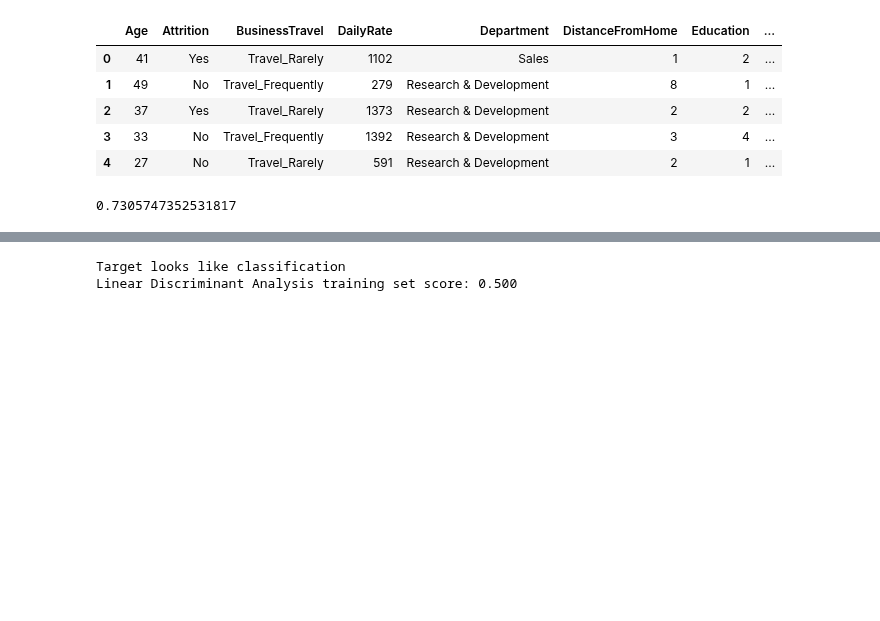
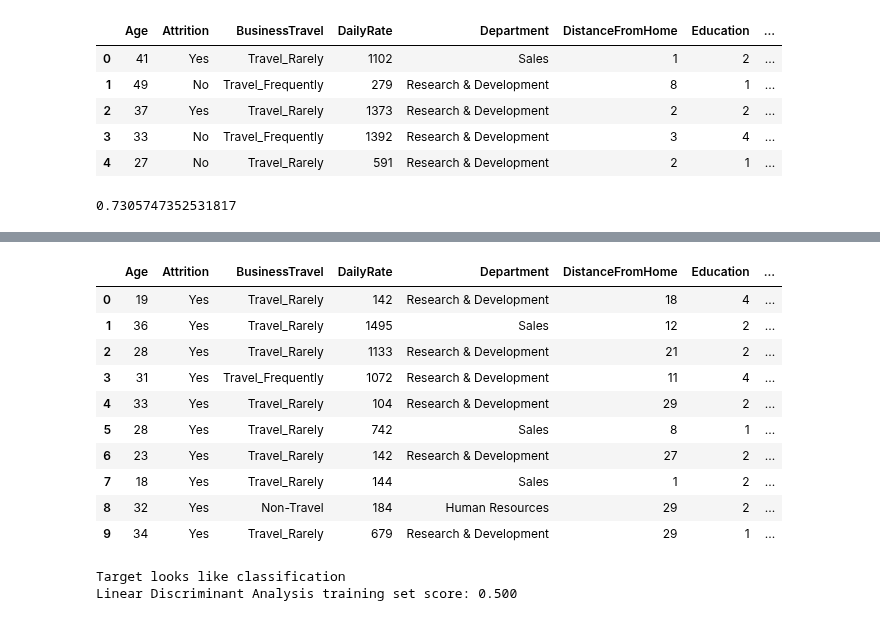
Before and after one commit to Oufattole/HR-Attrition, a Jupyter notebook: Predicting_employee_attrition.ipynb, the cells around one changed output, grey strips where cells are left out. Saved outputs shown, nothing was run; the diff lists cells and outputs as text; code cells hidden in the pictures; blank space fills up the shorter version.

```diff
--- a/Predicting_employee_attrition.ipynb
+++ b/Predicting_employee_attrition.ipynb
@@ -161,3 +160,17 @@ AssertionError: ignored
+# %%
+~Best parameters:  {'epochs': 152, 'batch_size': 100, 'embedding_dim': 101, 'gen': 125, 'dim_gen': 331}
+# %% [output]
+|  | Age | Attrition | BusinessTravel | DailyRate | Department | DistanceFromHome | Education | ... |
+| 0 | 19 | Yes | Travel_Rarely | 142 | Research & Development | 18 | 4 | ... |
+| 1 | 36 | Yes | Travel_Rarely | 1495 | Sales | 12 | 2 | ... |
+| 2 | 28 | Yes | Travel_Rarely | 1133 | Research & Development | 21 | 2 | ... |
+| 3 | 31 | Yes | Travel_Frequently | 1072 | Research & Development | 11 | 4 | ... |
+| 4 | 33 | Yes | Travel_Rarely | 104 | Research & Development | 29 | 2 | ... |
+| 5 | 28 | Yes | Travel_Rarely | 742 | Sales | 8 | 1 | ... |
+| 6 | 23 | Yes | Travel_Rarely | 142 | Research & Development | 27 | 2 | ... |
+| 7 | 18 | Yes | Travel_Rarely | 144 | Sales | 1 | 2 | ... |
+| 8 | 32 | Yes | Non-Travel | 184 | Human Resources | 29 | 2 | ... |
+| 9 | 34 | Yes | Travel_Rarely | 679 | Research & Development | 29 | 1 | ... |
 # %%
 # Plot summaries of continuous + categorical features
 ## Type hints are used to force types on certain features
```
Also changed, not shown: parts of 5 cells of this notebook.
